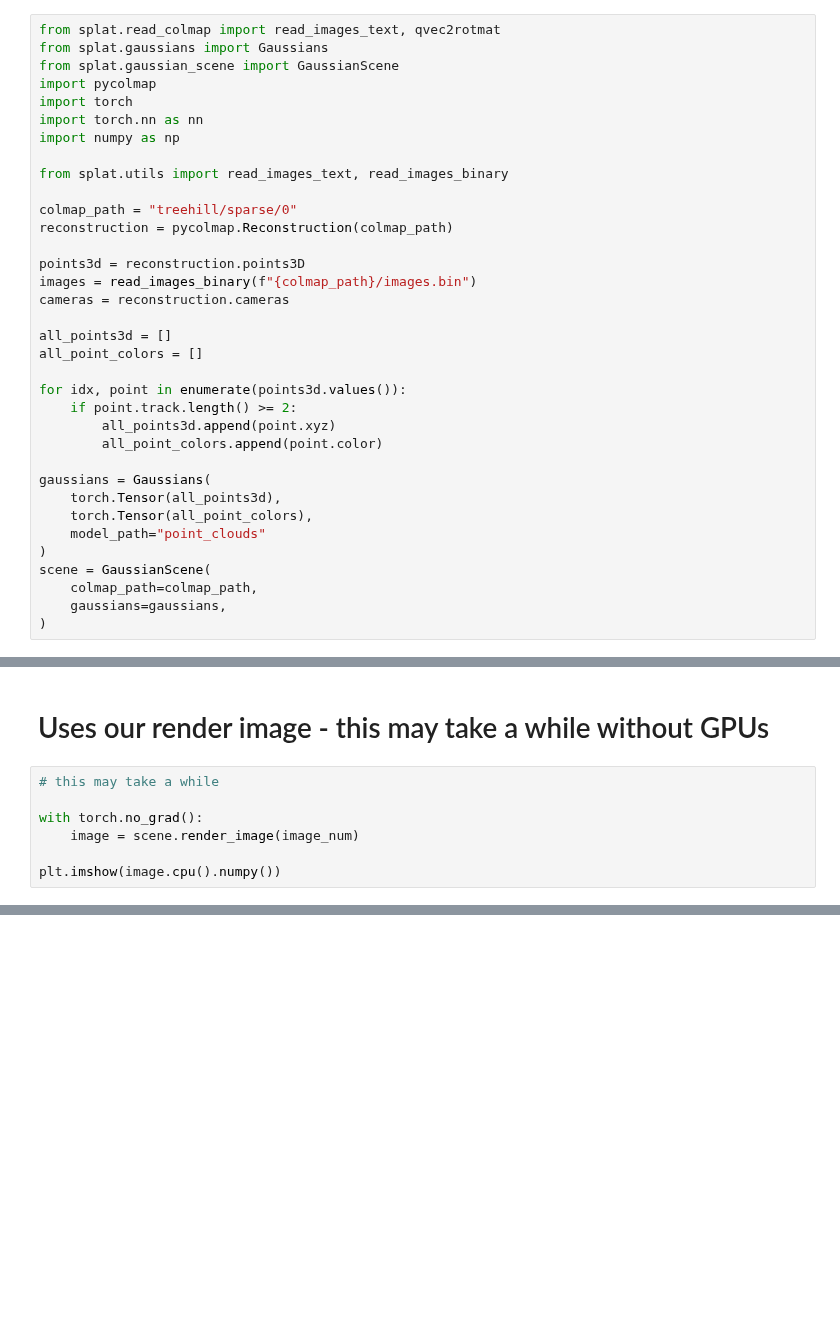
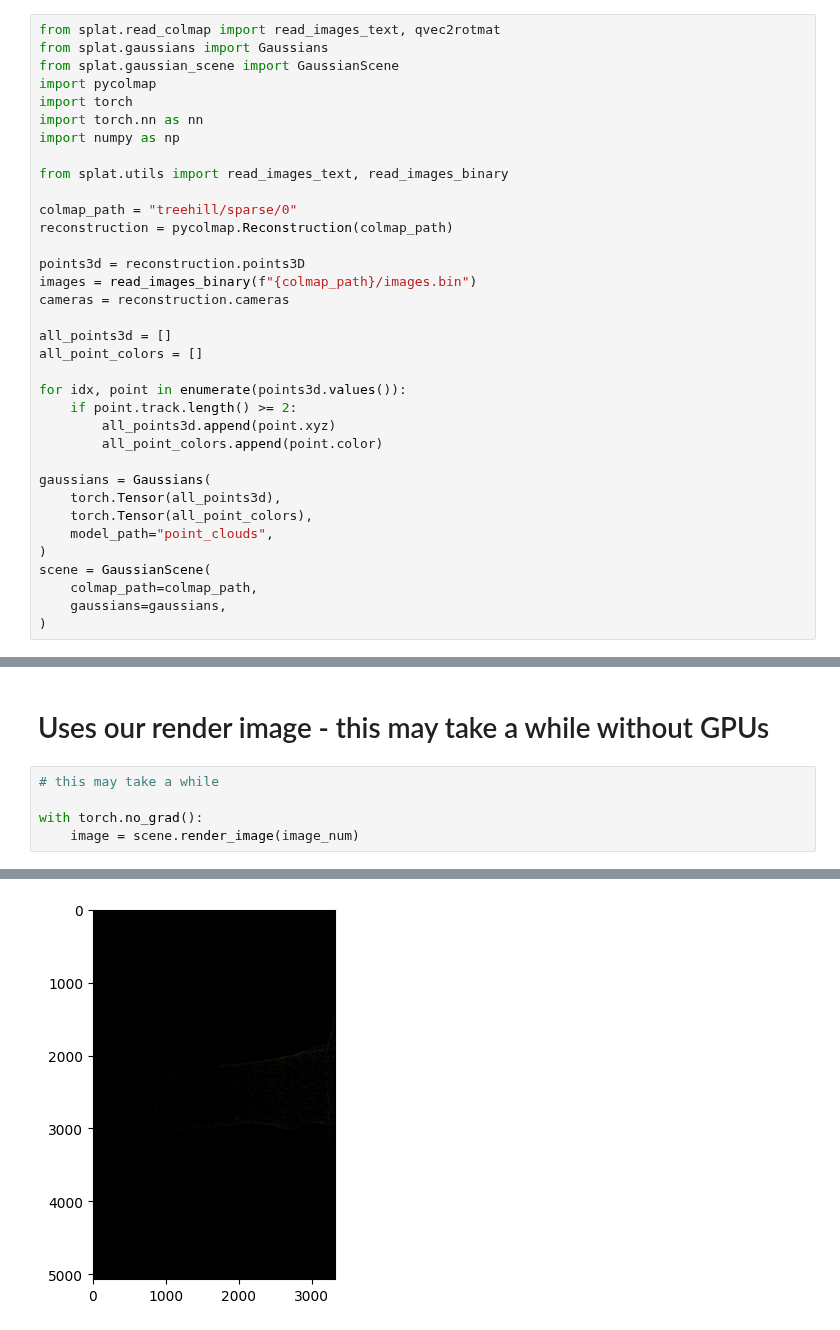
Before and after one commit to dcaustin33/intro_to_gaussian_splatting, a Jupyter notebook: render_treehil.ipynb, the cells around one changed output, grey strips where cells are left out. Cells and saved outputs as stored; diff of their text form; blank space fills up the shorter version.

```diff
--- a/render_treehil.ipynb
+++ b/render_treehil.ipynb
@@ -27,7 +27,7 @@ for idx, point in enumerate(points3d.values()):
 gaussians = Gaussians(
     torch.Tensor(all_points3d),
     torch.Tensor(all_point_colors),
-    model_path="point_clouds"
+    model_path="point_clouds",
 )
 scene = GaussianScene(
     colmap_path=colmap_path,
@@ -53,6 +59,4 @@ plt.gca().invert_yaxis()
 
 with torch.no_grad():
     image = scene.render_image(image_num)
-
-plt.imshow(image.cpu().numpy())
 # %% [output]
@@ -60 +64,2 @@ NameError: name 'torch' is not defined
+[figure, added]
 # %%
```
Also changed, not shown: parts of 3 cells of this notebook, 11 other files.
